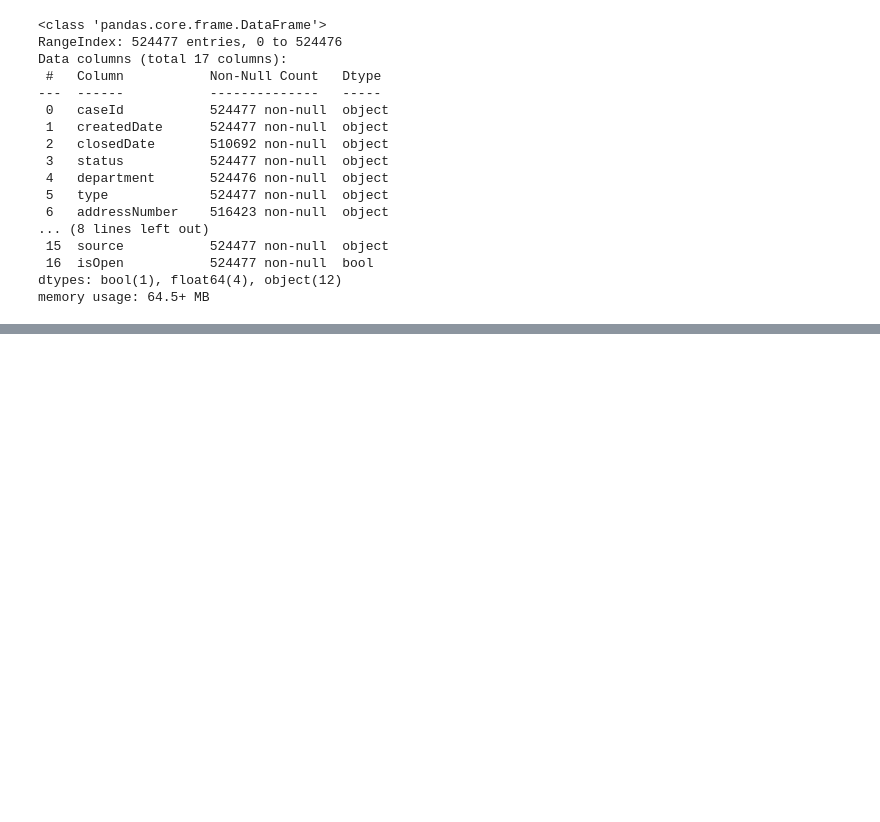
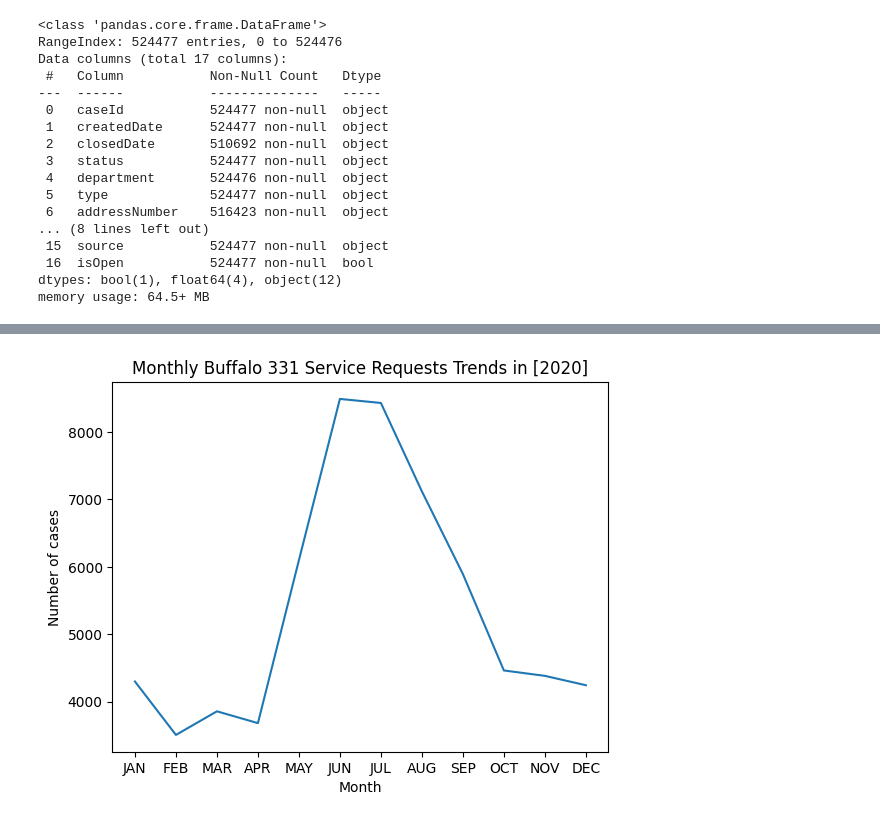
Before and after one commit to JoshuaCongHu/CTRL-Freaks, a Jupyter notebook: src/Buffalo 331 Service Exploratory Data Analytics.ipynb, the cells around one changed output, grey strips where cells are left out. Saved outputs shown, nothing was run; the diff lists cells and outputs as text; code cells hidden in the pictures; blank space fills up the shorter version.

```diff
--- a/src/Buffalo 331 Service Exploratory Data Analytics.ipynb
+++ b/src/Buffalo 331 Service Exploratory Data Analytics.ipynb
@@ -46,0 +87,22 @@ df
+# %%
+
+
+cases2020= df[(df['createdYear'] == 2020)]
+def cases_per_month(cases_year, cases_month):
+  return len(cases_year[(cases_year['createdMonth']==cases_month)])
+months = [1,2,3,4,5,6,7,8,9,10,11,12]
+def plot_graph(cases_year):
+  month_totals = {"jan":cases_per_month(cases_year,1), "feb" : cases_per_month(cases_year,2), "mar" : cases_per_month(cases_year,3),
+                    "apr" :cases_per_month(cases_year,4), "may":cases_per_month(cases_year,5), "jun":cases_per_month(cases_year,6),
+                    "jul":cases_per_month(cases_year,7), "aug" : cases_per_month(cases_year,8), "sep": cases_per_month(cases_year,9),
+                    "oct": cases_per_month(cases_year,10), "nov": cases_per_month(cases_year,11), "dec" :cases_per_month(cases_year,12)}
+  cases_months = [ month.upper()  for month in month_totals.keys()]
+  cases_freq= list(month_totals.values())
+  plt.plot(cases_months,cases_freq)
+  plt.title("Monthly Buffalo 331 Service Requests Trends in " + f'{cases_year['createdYear'].unique()}')
+  plt.xlabel('Month')
+  plt.ylabel('Number of cases')
+  plt.show()
+plot_graph(cases2020)
+# %% [output]
+[figure, added]
```
Also changed, not shown: parts of 17 cells of this notebook.
